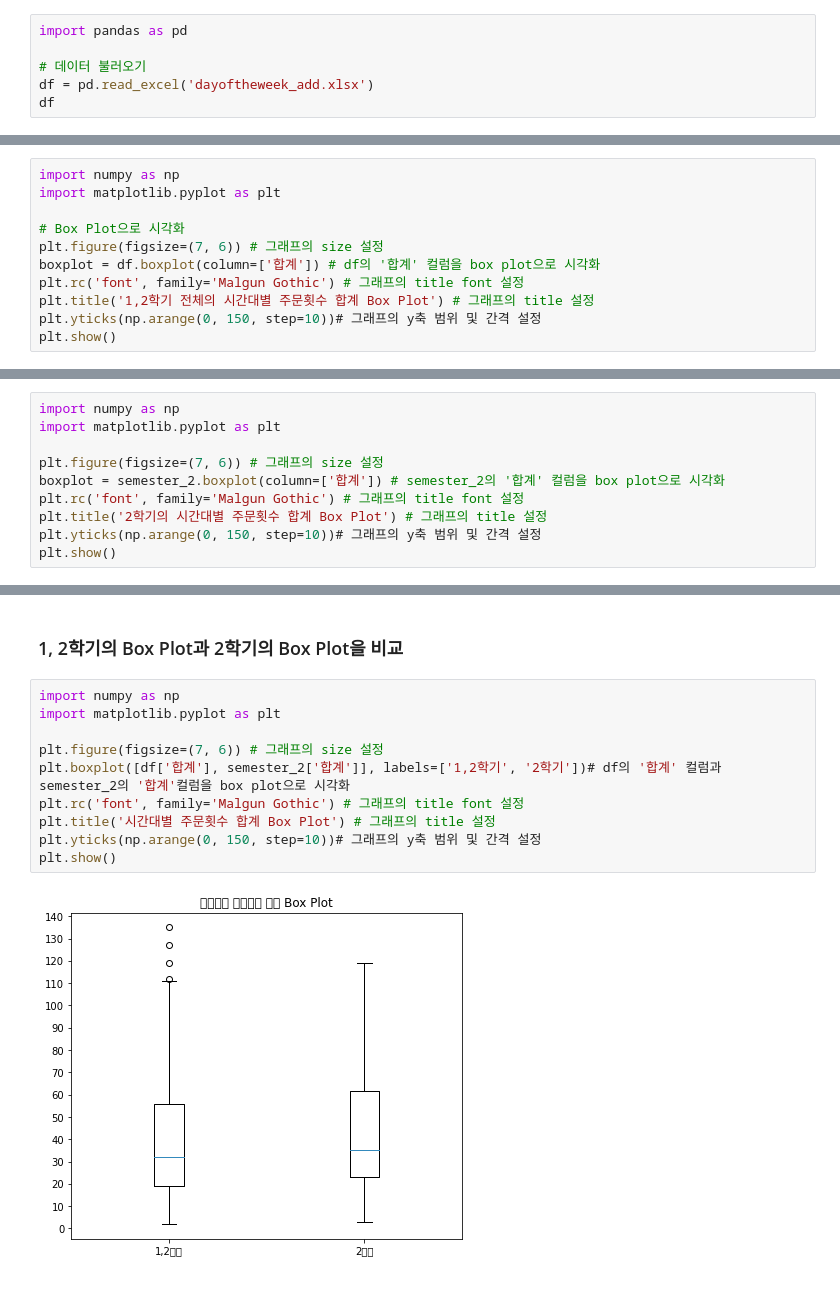
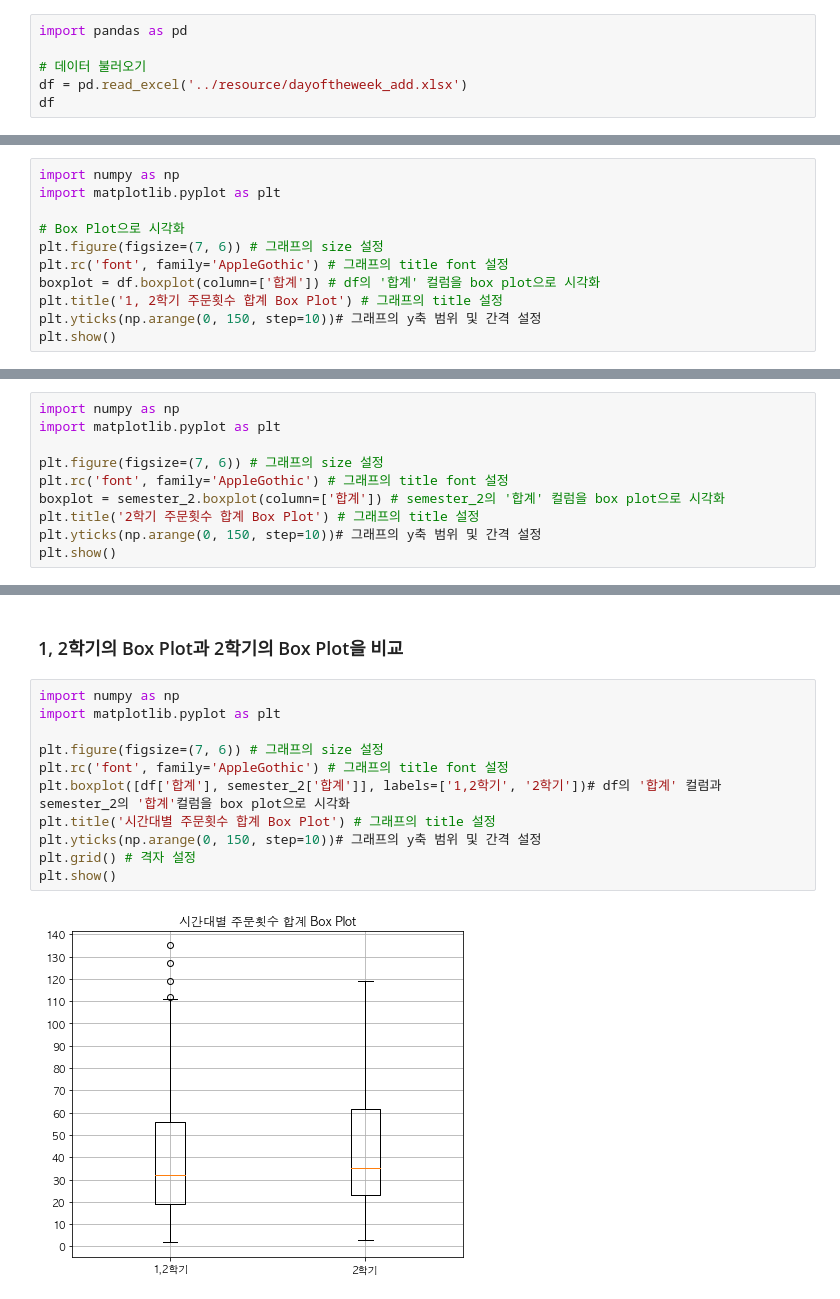
Before and after one commit to sohds/P4DS_gaeun_allocation, a Jupyter notebook: visualization/boxplot_sum.ipynb, the cells around one changed output, grey strips where cells are left out. Drawn from its saved outputs; the diff is of its cells as text.

Commit message:
style: Box Plot 파일 디렉토리 변경
related to: #13

```diff
--- a/visualization/boxplot_sum.ipynb
+++ b/visualization/boxplot_sum.ipynb
@@ -5,7 +5,7 @@
 import pandas as pd
 
 # 데이터 불러오기
-df = pd.read_excel('dayoftheweek_add.xlsx')
+df = pd.read_excel('../resource/dayoftheweek_add.xlsx')
 df
 # %% [output]
 |  | Unnamed: 0 | 일자 | semester | season | event | time | 합계 | day of the week |
@@ -31,9 +31,9 @@ import matplotlib.pyplot as plt
 
 # Box Plot으로 시각화
 plt.figure(figsize=(7, 6)) # 그래프의 size 설정
+plt.rc('font', family='AppleGothic') # 그래프의 title font 설정
 boxplot = df.boxplot(column=['합계']) # df의 '합계' 컬럼을 box plot으로 시각화
-plt.rc('font', family='Malgun Gothic') # 그래프의 title font 설정
-plt.title('1,2학기 전체의 시간대별 주문횟수 합계 Box Plot') # 그래프의 title 설정
+plt.title('1, 2학기 주문횟수 합계 Box Plot') # 그래프의 title 설정
 plt.yticks(np.arange(0, 150, step=10))# 그래프의 y축 범위 및 간격 설정
 plt.show()
 # %% [output]
@@ -70,9 +69,9 @@ import numpy as np
 import matplotlib.pyplot as plt
 
 plt.figure(figsize=(7, 6)) # 그래프의 size 설정
+plt.rc('font', family='AppleGothic') # 그래프의 title font 설정
 boxplot = semester_2.boxplot(column=['합계']) # semester_2의 '합계' 컬럼을 box plot으로 시각화
-plt.rc('font', family='Malgun Gothic') # 그래프의 title font 설정
-plt.title('2학기의 시간대별 주문횟수 합계 Box Plot') # 그래프의 title 설정
+plt.title('2학기 주문횟수 합계 Box Plot') # 그래프의 title 설정
 plt.yticks(np.arange(0, 150, step=10))# 그래프의 y축 범위 및 간격 설정
 plt.show()
 # %% [output]
@@ -84,12 +81,13 @@ findfont: Font family ['Malgun Gothic'] not found. Falling back to DejaVu Sans.
 # %%
 import numpy as np
 import matplotlib.pyplot as plt
 
 plt.figure(figsize=(7, 6)) # 그래프의 size 설정
+plt.rc('font', family='AppleGothic') # 그래프의 title font 설정
 plt.boxplot([df['합계'], semester_2['합계']], labels=['1,2학기', '2학기'])# df의 '합계' 컬럼과 semester_2의 '합계'컬럼을 box plot으로 시각화
-plt.rc('font', family='Malgun Gothic') # 그래프의 title font 설정
 plt.title('시간대별 주문횟수 합계 Box Plot') # 그래프의 title 설정
 plt.yticks(np.arange(0, 150, step=10))# 그래프의 y축 범위 및 간격 설정
+plt.grid() # 격자 설정
 plt.show()
 # %% [output]
-[figure, old version]
+[figure, new version]
```
Also changed, not shown: parts of 2 cells of this notebook.
